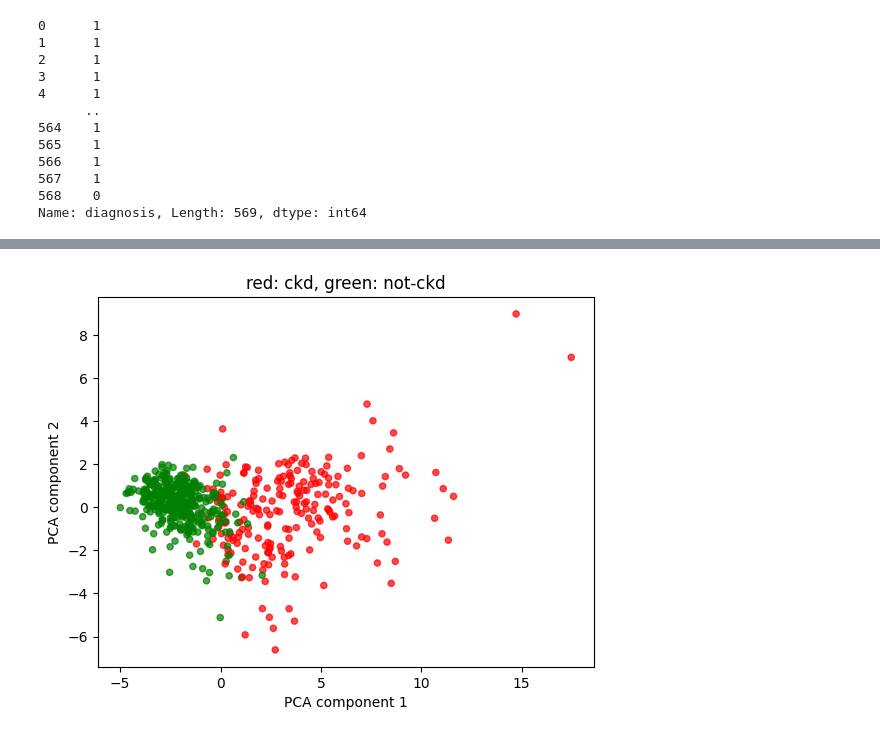
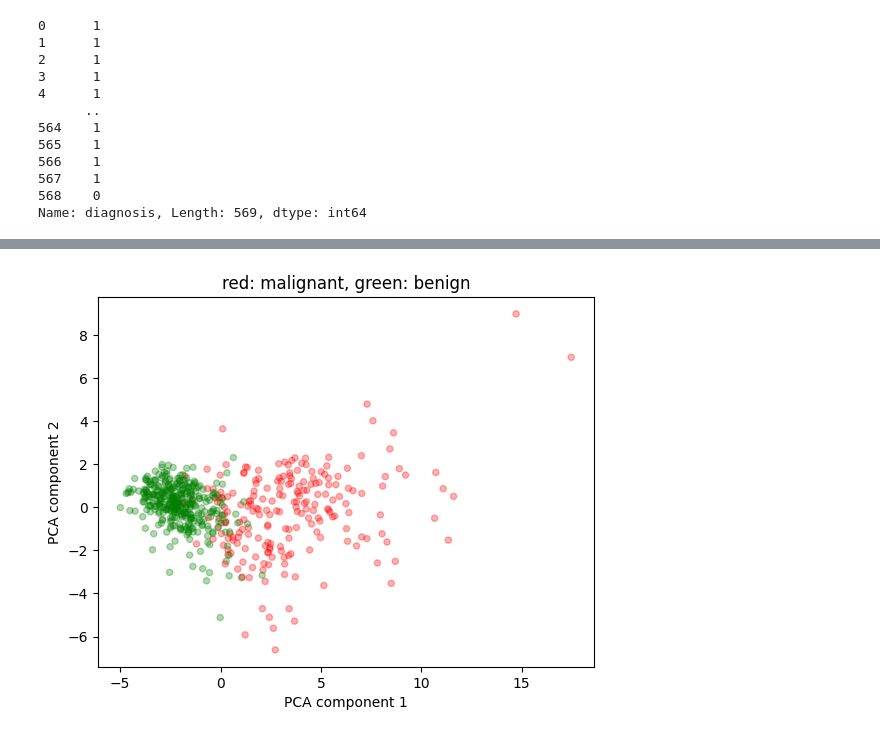
Before and after one commit to Virnirr/Breast-Cancer-Wisconsin-Machine-Learning, a Jupyter notebook: breast_cancer_prediction.ipynb, the cells around one changed output, grey strips where cells are left out. Cells and saved outputs as stored; diff of their text form; code cells hidden in the pictures.

```diff
--- a/breast_cancer_prediction.ipynb
+++ b/breast_cancer_prediction.ipynb
@@ -101,10 +101,12 @@ pca = PCA(n_components=2)
 pca.fit(draw)
 T = pca.transform(draw)
 T = pd.DataFrame(T)
-
 # plot the data
 T.columns = ['PCA component 1', 'PCA component 2']
 T.plot.scatter(x='PCA component 1', y='PCA component 2',
-	marker='o', alpha=0.7, color=['red' if i==1 else 'green' for i in y],
-    title="red: ckd, green: not-ckd" )
+	marker='o',
+    alpha=0.3,
+    color=['red' if i==1 else 'green' for i in y],
+    title="red: malignant, green: benign")
+plt
 # %% [output]
@@ -112,4 +114,4 @@ T.plot.scatter(x='PCA component 1', y='PCA component 2',
-[figure, old version]
+[figure, new version]
 # %%
 # Stratify: split the training and testing by 80/20
 train_features, test_features, train_targets, test_targets = train_test_split(X, y, train_size=0.8,test_size=0.2,stratify = y)
```
Also changed, not shown: parts of 1 cell of this notebook.
